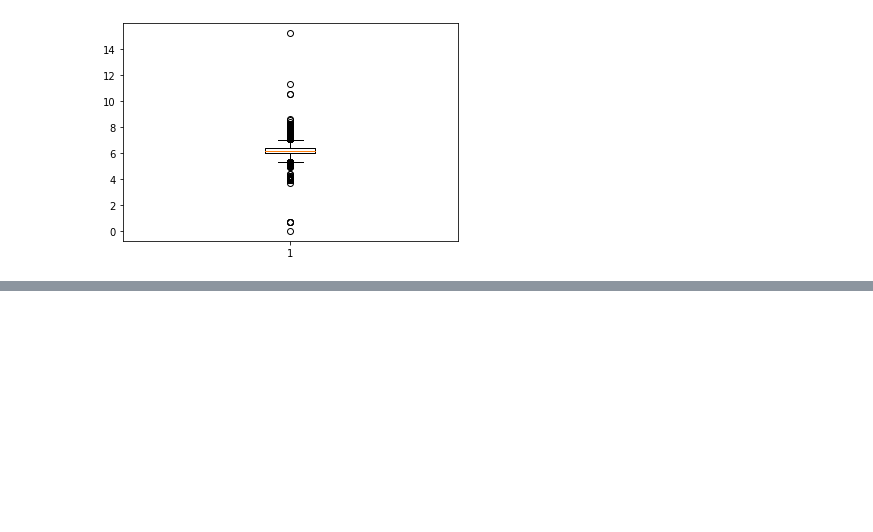
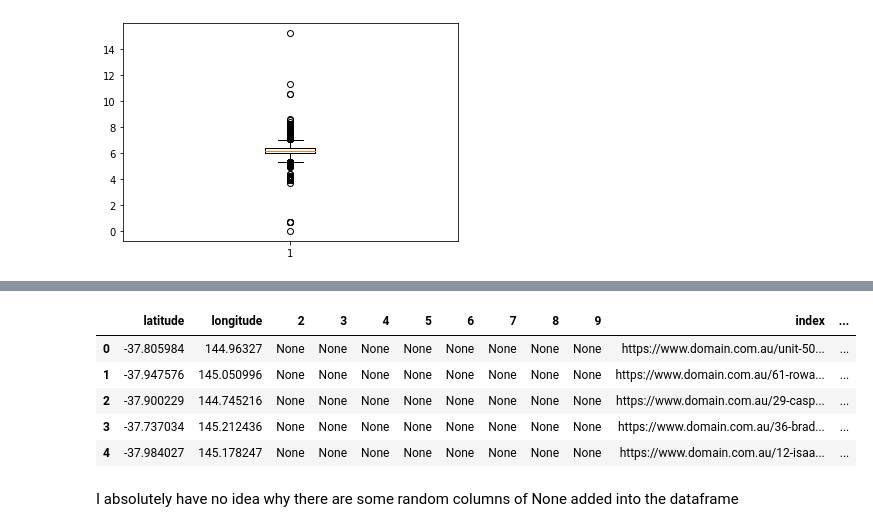
Before and after one commit to MAST30034-Applied-Data-Science/generic-real-estate-consulting-project-group-30, a Jupyter notebook: notebooks/preprocess.ipynb, the cells around one changed output, grey strips where cells are left out. Cells and saved outputs as stored; diff of their text form; code cells hidden in the pictures; blank space fills up the shorter version.

```diff
--- a/notebooks/preprocess.ipynb
+++ b/notebooks/preprocess.ipynb
@@ -232,22 +226,0 @@ df3.head(3)
-# %%
-# only need to replace empty list with NaN values
-for i in range(df3.shape[0]):
-    try:
-        # there is definitely a better way to do this than try except, but this works so
-        if len(df3.iat[i, -1]) == 0:
-            df3.iat[i, -1] = np.nan
-    except:
-        pass
-
-    try:
-        if len(df3.iat[i, -2]) == 0:
-            df3.iat[i, -2] = np.nan
-    except TypeError:
-        pass
-    try:
-        if len(df3.iat[i, -3]) == 0:
-            df3.iat[i, -3] = np.nan
-    except TypeError:
-        pass
-df3 = df3[df3["coordinates"] != "Not Listed"]
-df3.head(5)
@@ -279,0 +227,25 @@ df4.head()
+# %%
+# change coordinates into two columns of latitude and longitude
+df4 = pd.concat([pd.DataFrame(df3['coordinates'].to_list()), df3.reset_index()], axis=1)
+df4.drop("coordinates", axis=1, inplace=True)
+df4.rename(columns={0:'latitude', 1:"longitude"}, inplace=True)
+
+# drop other columns that are not needed
+# desc, additional_features, and areas are too scarce to be useful,
+# and areas are directly correlated to the number of bed/bath/park so they might be redundant anyway,
+# desc_head should do the job enough.
+df4.drop("desc", axis=1, inplace=True)
+df4.drop("additional features", axis=1, inplace=True)
+df4.drop("internal_area_sqkm", axis=1, inplace=True)
+df4.drop("land_area_sqkm", axis=1, inplace=True)
+
+df4.head()
+# %% [output]
+|  | latitude | longitude | 2 | 3 | 4 | 5 | 6 | 7 | 8 | 9 | index | ... |
+| 0 | -37.805984 | 144.96327 | None | None | None | None | None | None | None | None | https://www.domain.com.au/unit-50... | ... |
+| 1 | -37.947576 | 145.050996 | None | None | None | None | None | None | None | None | https://www.domain.com.au/61-rowa... | ... |
+| 2 | -37.900229 | 144.745216 | None | None | None | None | None | None | None | None | https://www.domain.com.au/29-casp... | ... |
+| 3 | -37.737034 | 145.212436 | None | None | None | None | None | None | None | None | https://www.domain.com.au/36-brad... | ... |
+| 4 | -37.984027 | 145.178247 | None | None | None | None | None | None | None | None | https://www.domain.com.au/12-isaa... | ... |
+# %% [markdown]
+I absolutely have no idea why there are some random columns of None added into the dataframe
```
Also changed, not shown: parts of 12 cells of this notebook.
